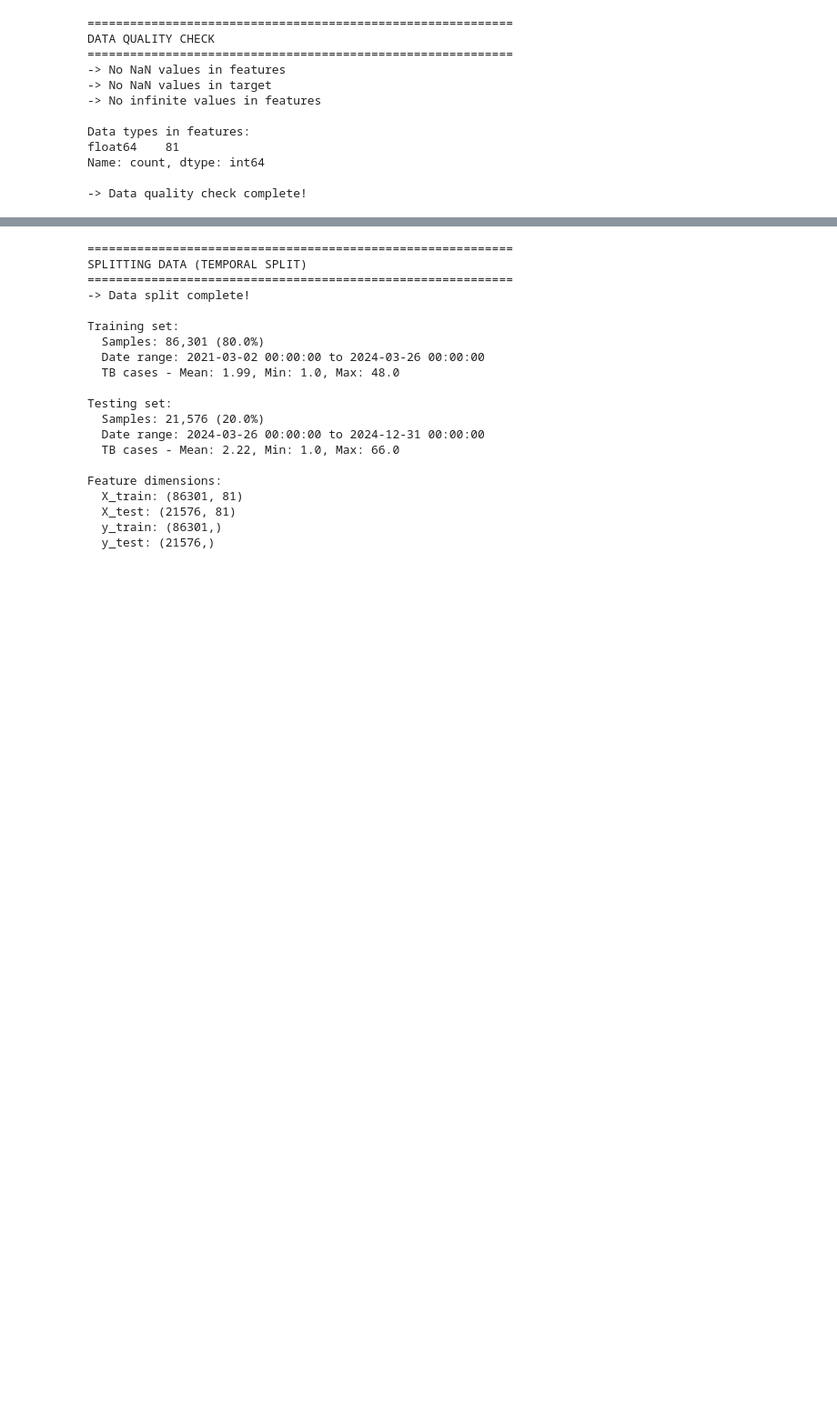
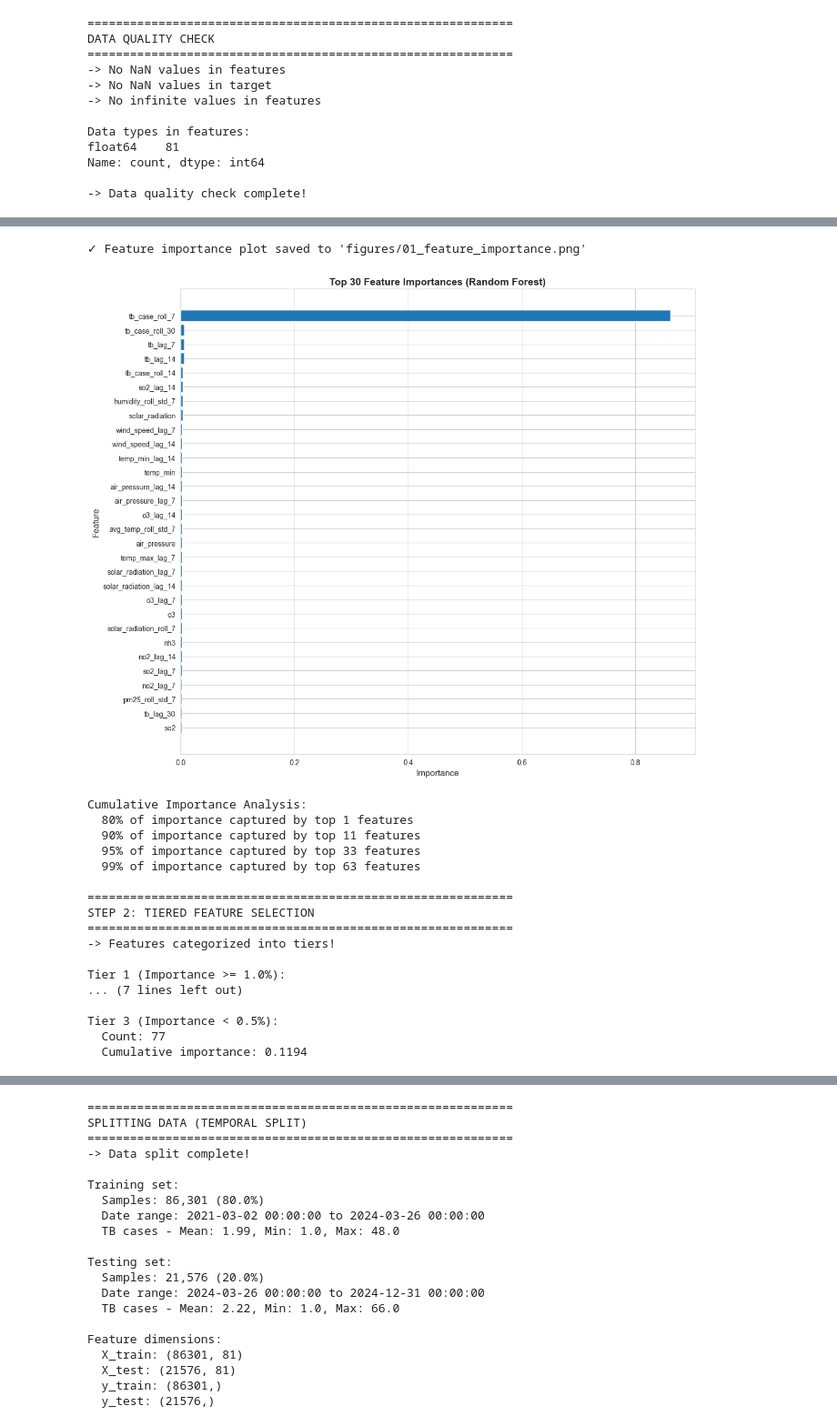
Before and after one commit to rhythm-bhattarai/TB-Prediction, a Jupyter notebook: notebooks/03_model_development.ipynb, the cells around one changed output, grey strips where cells are left out. Shown at 91% size. Drawn from its saved outputs; the diff is of its cells as text; code cells hidden in the pictures; blank space fills up the shorter version.

```diff
--- a/notebooks/03_model_development.ipynb
+++ b/notebooks/03_model_development.ipynb
@@ -179,0 +262,76 @@ Name: count, dtype: int64
+# %%
+plt.figure(figsize=(12, 10))
+top_n = 30
+plt.barh(range(top_n), feature_importance_df['importance'].head(top_n))
+plt.yticks(range(top_n), feature_importance_df['feature'].head(top_n))
+plt.xlabel('Importance', fontsize=12)
+plt.ylabel('Feature', fontsize=12)
+plt.title('Top 30 Feature Importances (Random Forest)', fontsize=14, fontweight='bold')
+plt.gca().invert_yaxis()
+plt.tight_layout()
+plt.savefig('figures/01_feature_importance.png', dpi=300, bbox_inches='tight')
+print(f"✓ Feature importance plot saved to 'figures/01_feature_importance.png'")
+plt.show()
+
+# Cumulative importance
+feature_importance_df['cumulative_importance'] = feature_importance_df['importance'].cumsum()
+print(f"\nCumulative Importance Analysis:")
+for threshold in [0.80, 0.90, 0.95, 0.99]:
+    n_features = (feature_importance_df['cumulative_importance'] <= threshold).sum() + 1
+    print(f"  {threshold*100:.0f}% of importance captured by top {n_features} features")
+
+
+print("\n" + "="*60)
+print("STEP 2: TIERED FEATURE SELECTION")
+print("="*60)
+
+# Define tiers based on importance
+importance_threshold_tier1 = 0.01  # Features with >1% importance
+importance_threshold_tier2 = 0.005  # Features with >0.5% importance
+
+tier1_features = feature_importance_df[
+    feature_importance_df['importance'] >= importance_threshold_tier1
+]['feature'].tolist()
+
+tier2_features = feature_importance_df[
+    (feature_importance_df['importance'] >= importance_threshold_tier2) &
+    (feature_importance_df['importance'] < importance_threshold_tier1)
+]['feature'].tolist()
+
+tier3_features = feature_importance_df[
+    feature_importance_df['importance'] < importance_threshold_tier2
+]['feature'].tolist()
+
+print(f"-> Features categorized into tiers!")
+print(f"\nTier 1 (Importance >= {importance_threshold_tier1*100}%):")
+print(f"  Count: {len(tier1_features)}")
+print(f"  Cumulative importance: {feature_importance_df[feature_importance_df['feature'].isin(tier1_features)]['importance'].sum():.4f}")
+print(f"  Features: {tier1_features[:10]}...")
+
+print(f"\nTier 2 (Importance >= {importance_threshold_tier2*100}% and < {importance_threshold_tier1*100}%):")
+print(f"  Count: {len(tier2_features)}")
+print(f"  Cumulative importance: {feature_importance_df[feature_importance_df['feature'].isin(tier2_features)]['importance'].sum():.4f}")
+
+print(f"\nTier 3 (Importance < {importance_threshold_tier2*100}%):")
+print(f"  Count: {len(tier3_features)}")
+print(f"  Cumulative importance: {feature_importance_df[feature_importance_df['feature'].isin(tier3_features)]['importance'].sum():.4f}")
+# %% [output]
+✓ Feature importance plot saved to 'figures/01_feature_importance.png'
+[figure, added]
+Cumulative Importance Analysis:
+  80% of importance captured by top 1 features
+  90% of importance captured by top 11 features
+  95% of importance captured by top 33 features
+  99% of importance captured by top 63 features
+
+============================================================
+STEP 2: TIERED FEATURE SELECTION
+============================================================
+-> Features categorized into tiers!
+
+Tier 1 (Importance >= 1.0%):
+... (7 lines left out)
+
+Tier 3 (Importance < 0.5%):
+  Count: 77
+  Cumulative importance: 0.1194
```
Also changed, not shown: parts of 11 cells of this notebook, 11 other files.
